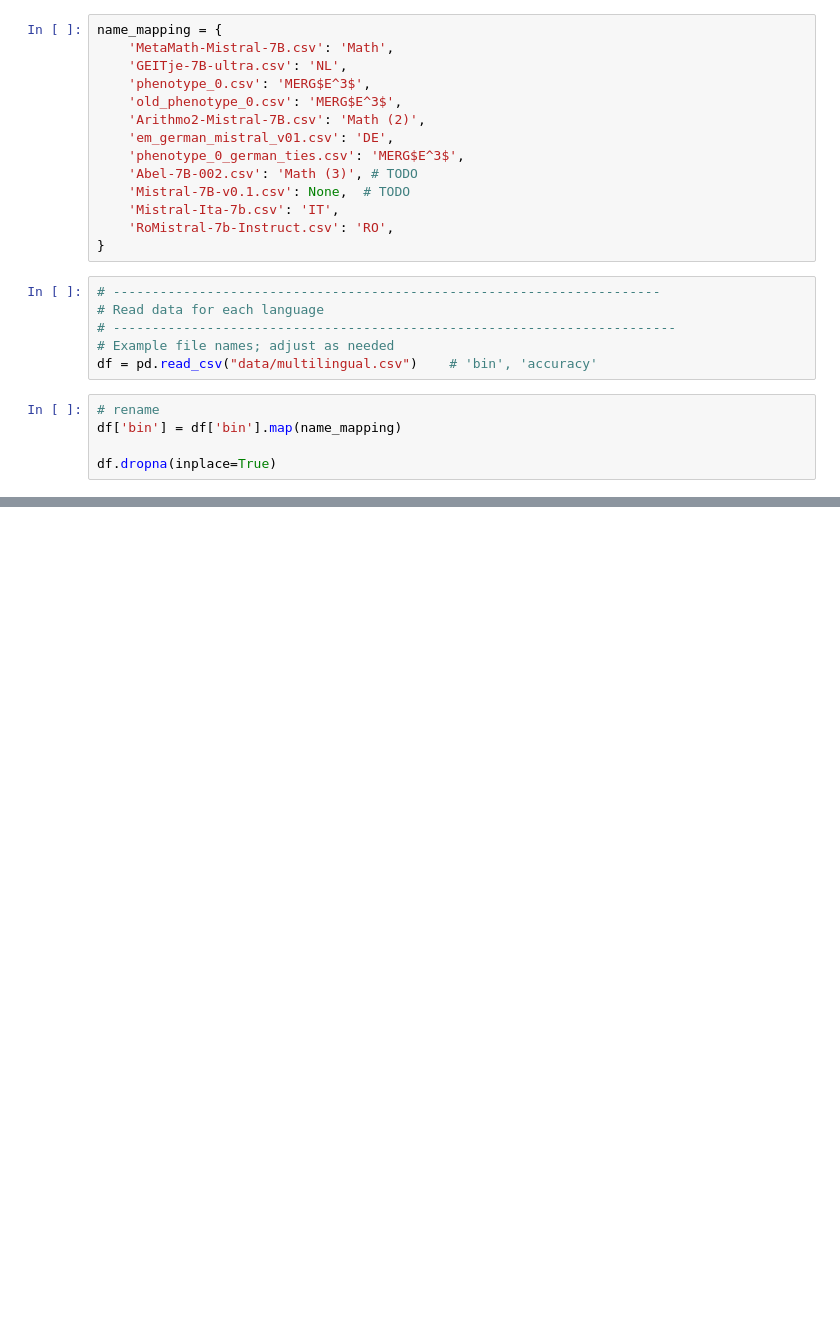
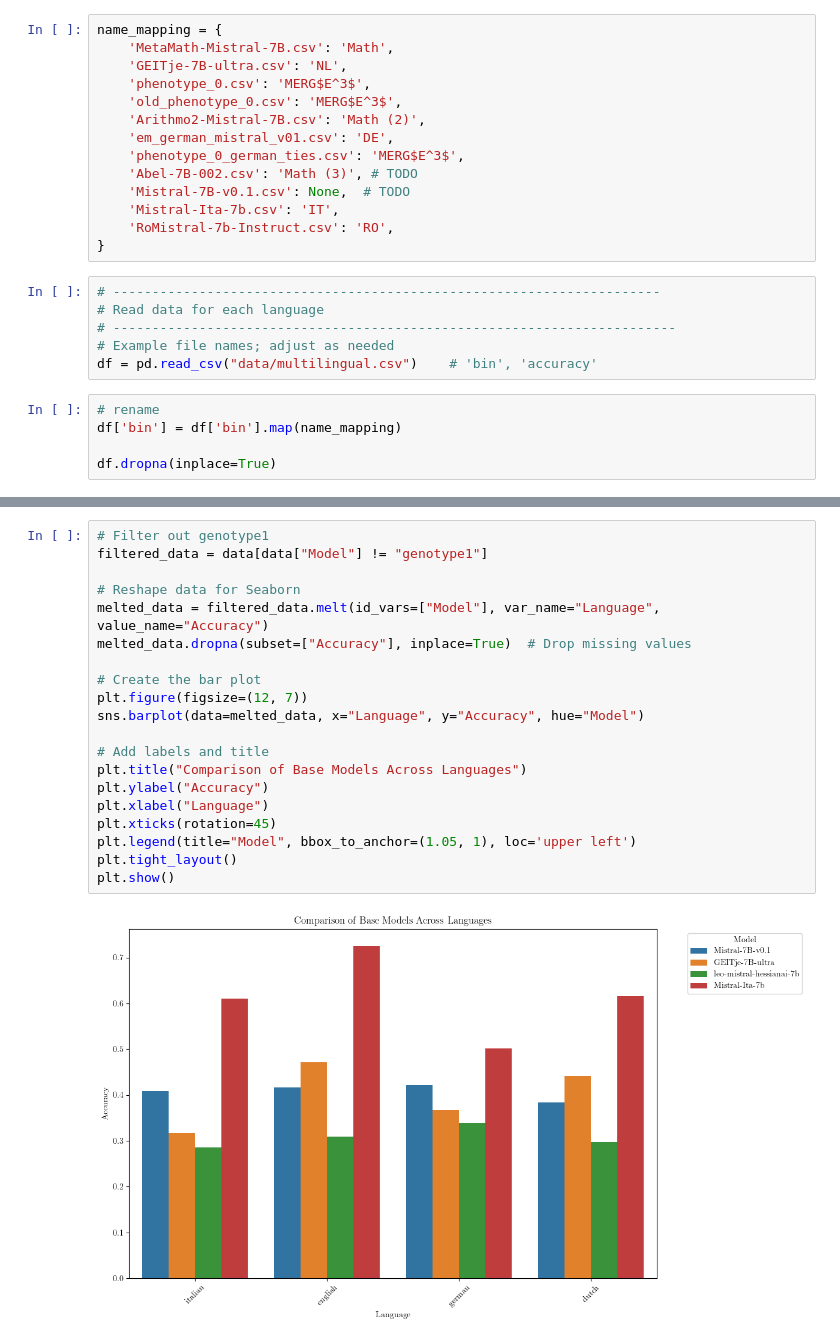
Before and after one commit to crisostomi/merge3-plots, a Jupyter notebook: notebooks/multilingual.ipynb, the cells around one changed output, grey strips where cells are left out. Cells and saved outputs as stored; diff of their text form; blank space fills up the shorter version.

```diff
--- a/notebooks/multilingual.ipynb
+++ b/notebooks/multilingual.ipynb
@@ -107,0 +293,22 @@ plt.show()
+# %%
+# Filter out genotype1
+filtered_data = data[data["Model"] != "genotype1"]
+
+# Reshape data for Seaborn
+melted_data = filtered_data.melt(id_vars=["Model"], var_name="Language", value_name="Accuracy")
+melted_data.dropna(subset=["Accuracy"], inplace=True)  # Drop missing values
+
+# Create the bar plot
+plt.figure(figsize=(12, 7))
+sns.barplot(data=melted_data, x="Language", y="Accuracy", hue="Model")
+
+# Add labels and title
+plt.title("Comparison of Base Models Across Languages")
+plt.ylabel("Accuracy")
+plt.xlabel("Language")
+plt.xticks(rotation=45)
+plt.legend(title="Model", bbox_to_anchor=(1.05, 1), loc='upper left')
+plt.tight_layout()
+plt.show()
+# %% [output]
+[figure, added]
```
Also changed, not shown: parts of 5 cells of this notebook, 3 other files.
